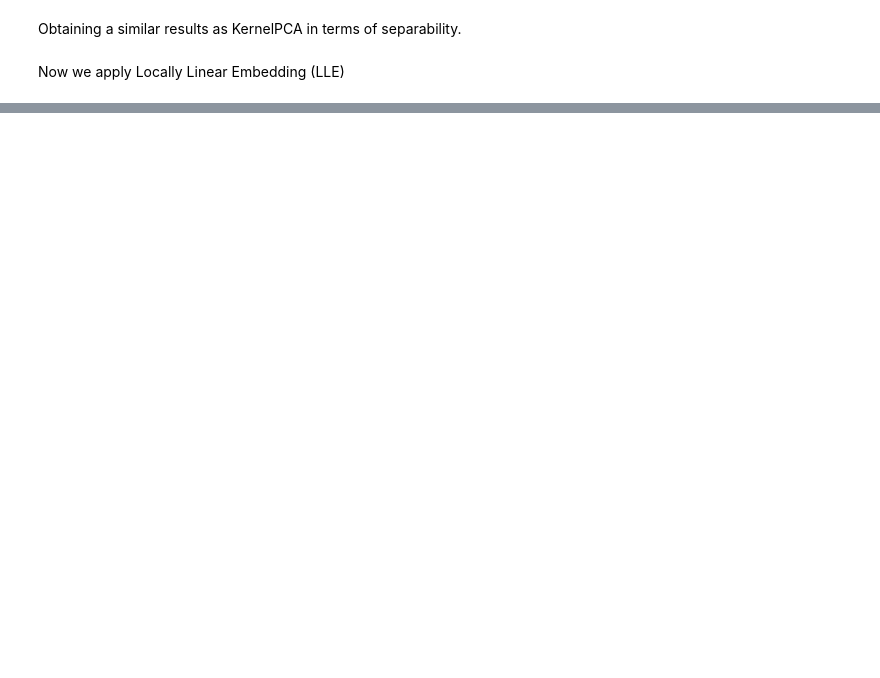
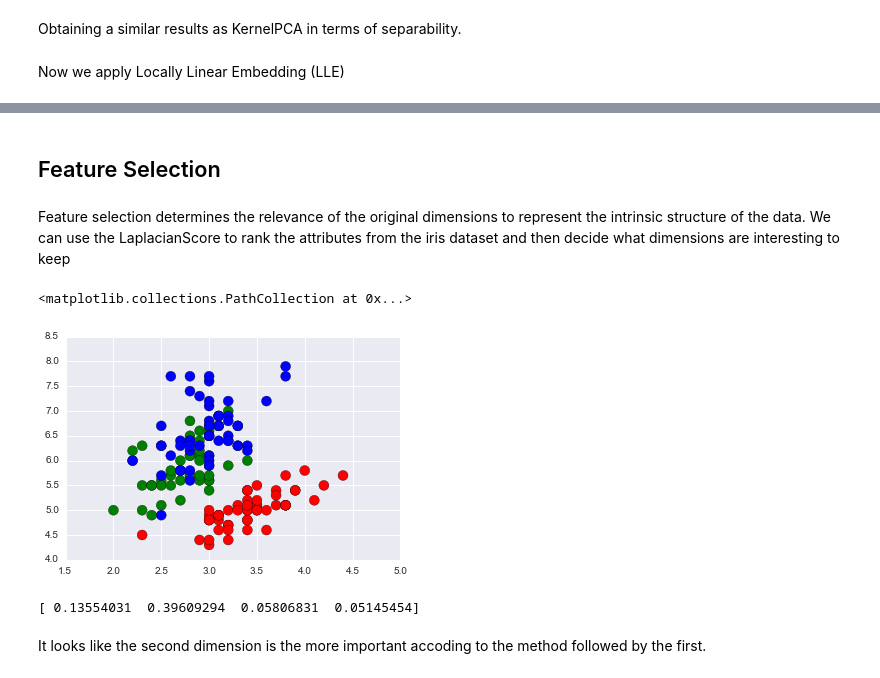
Before and after one commit to bejar/AMLTNotebooks, a Jupyter notebook: Notebooks/DimReduction.ipynb, the cells around one changed output, grey strips where cells are left out. Cells and saved outputs as stored; diff of their text form; code cells hidden in the pictures; blank space fills up the shorter version.

Commit message:
Adding Laplacian Score example to dimensionality reduction notebook

```diff
--- a/Notebooks/DimReduction.ipynb
+++ b/Notebooks/DimReduction.ipynb
@@ -65,0 +66,19 @@ plt.scatter(fdata[:, 0], fdata[:, 1], c=lc,s=100)
+# %% [markdown]
+## Feature Selection
+# %% [markdown]
+Feature selection determines the relevance of the original dimensions to represent the intrinsic structure of the data. We can use the LaplacianScore to rank the attributes from the iris dataset and then decide what dimensions are interesting to keep
+# %%
+from amltlearn.feature_selection import LaplacianScore
+lap = LaplacianScore(n_neighbors=5, bandwidth=0.1, k=2)
+irissel = lap.fit_transform(iris['data'])
+
+plt.scatter(irissel[:, 0], irissel[:, 1], c=lc,s=100)
+# %% [output]
+<matplotlib.collections.PathCollection at 0x...>
+[figure, added]
+# %%
+print lap.scores_
+# %% [output]
+[ 0.13554031  0.39609294  0.05806831  0.05145454]
+# %% [markdown]
+It looks like the second dimension is the more important accoding to the method followed by the first.
```
Also changed, not shown: parts of 4 cells of this notebook.
